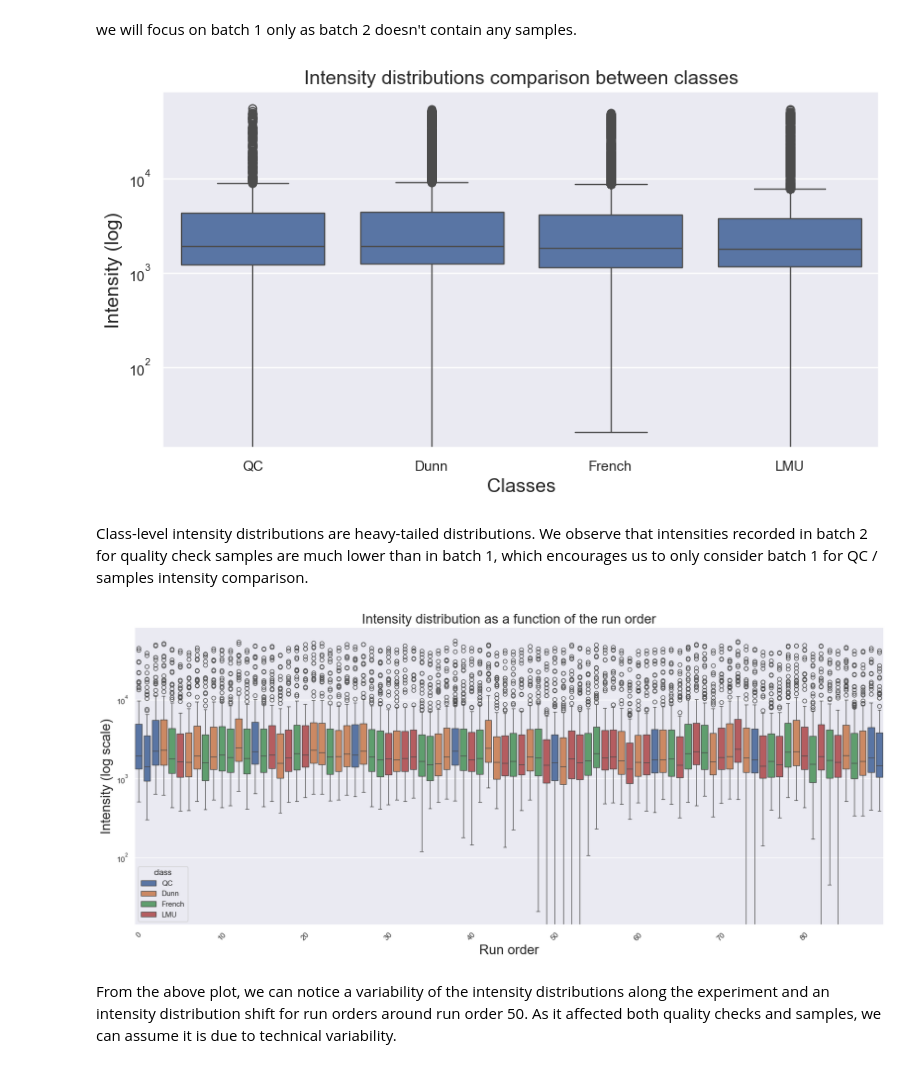
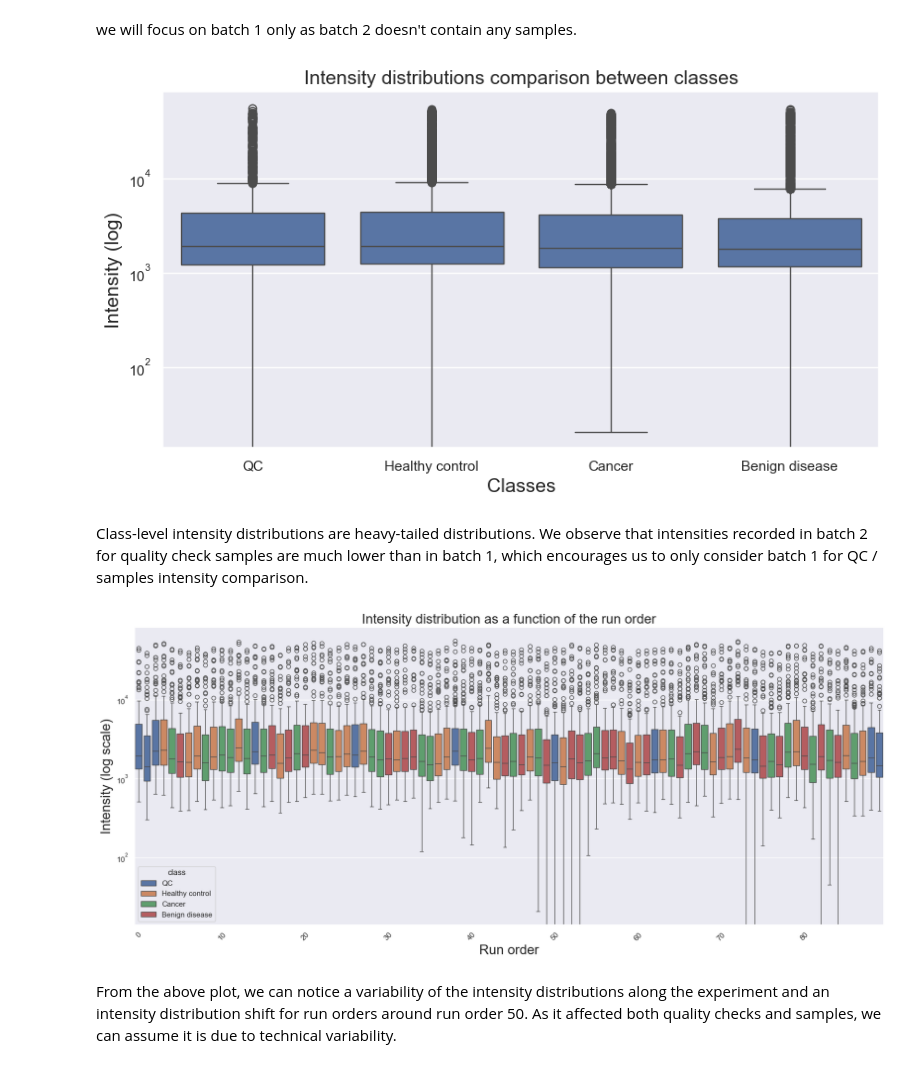
Before and after one commit to PhiCtl/glycan-biomarkers, a Jupyter notebook: notebooks/task_1/0_exploratory_data_analysis.ipynb, the cells around one changed output. Drawn from its saved outputs; the diff is of its cells as text; code cells hidden in the pictures.

```diff
--- a/notebooks/task_1/0_exploratory_data_analysis.ipynb
+++ b/notebooks/task_1/0_exploratory_data_analysis.ipynb
@@ -302,22 +302,22 @@ plt.savefig(os.path.join(config['results']['results_dir'], '0_detected_compounds
 Another way to assess exogenous standard detection : plot detected features by their mass/charge and retention time along with the exogenous compounds and see whether they cluster.
 # %%
 # now we can remove unused classes
-df_data_filtered = df_data_filtered.loc[df_data_filtered['class'].isin(['QC', 'Dunn', 'French', 'LMU'])].reset_index(drop=True)
-df_analysis = df_analysis.loc[df_analysis['class'].isin(['QC', 'Dunn', 'French', 'LMU'])].reset_index(drop=True)
+df_data_filtered = df_data_filtered.loc[df_data_filtered['class'].isin(['QC', 'Healthy control', 'Cancer', 'Benign disease'])].reset_index(drop=True)
+df_analysis = df_analysis.loc[df_analysis['class'].isin(['QC', 'Healthy control', 'Cancer', 'Benign disease'])].reset_index(drop=True)
 # %% [markdown]
 ### 4.a - Are there any trends with respect to batches, order, class ?
 # %% [markdown]
 we will focus on batch 1 only as batch 2 doesn't contain any samples.
 # %%
 sns.set(rc = {'figure.figsize':(10, 5)})
-fig = sns.boxplot(df_analysis, x='class', y='intensity', order=[ 'QC', 'Dunn', 'French', 'LMU'])
+fig = sns.boxplot(df_analysis, x='class', y='intensity')
 fig.axes.set_title('Intensity distributions comparison between classes',fontsize=15)
 fig.set_xlabel("Classes",fontsize=15)
 fig.set_ylabel("Intensity (log)",fontsize=15)
 fig.set_yscale('log')
 plt.savefig(os.path.join(config['results']['results_dir'], '0_intensity_distribution_per_class.png'))
 # %% [output]
-[figure, old version]
+[figure, new version]
 # %% [markdown]
 Class-level intensity distributions are heavy-tailed distributions. We observe that intensities recorded in batch 2 for quality check samples are much lower than in batch 1, which encourages us to only consider batch 1 for QC / samples intensity comparison.
 # %%
@@ -332,7 +332,7 @@ fig.xaxis.set_major_formatter(ticker.ScalarFormatter())
 plt.xticks(rotation=45)
 plt.savefig(os.path.join(config['results']['results_dir'], '0_intensity_distribution_runorder.png'))
 # %% [output]
-[figure, old version]
+[figure, new version]
 # %% [markdown]
 From the above plot, we can notice a variability of the intensity distributions along the experiment and an intensity distribution shift for run orders around run order 50. As it affected both quality checks and samples, we can assume it is due to technical variability.
 # %% [markdown]
```
Also changed, not shown: parts of 12 cells of this notebook, 3 other files.
